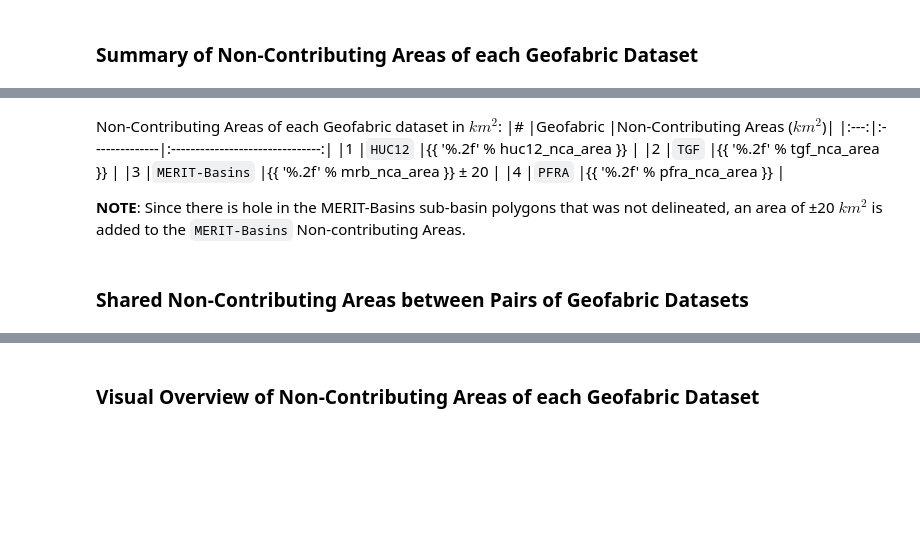
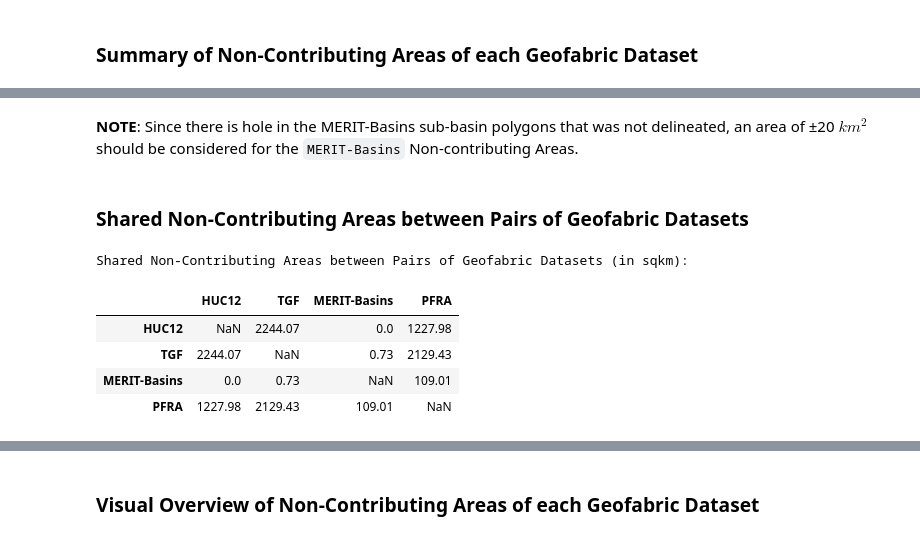
Before and after one commit to kasra-keshavarz/StMaryMilk2023-UofC, a Jupyter notebook: non-contributing_areas/geofabric_analysis.ipynb, the cells around one changed output, grey strips where cells are left out. Cells and saved outputs as stored; diff of their text form; code cells hidden in the pictures; blank space fills up the shorter version.

```diff
--- a/non-contributing_areas/geofabric_analysis.ipynb
+++ b/non-contributing_areas/geofabric_analysis.ipynb
@@ -168,3 +170,15 @@ huc12_nca_area = huc12_nca_smm.loc[:, 'areasqkm'].sum() # in sqkm
 tgf_nca_area = tgf_nca_smm.loc[:, 'Shape_Area'].sum()/1e6 # in sqkm
 mrb_nca_area = mrb_nca_smm.loc[:, 'unitarea'].sum() # in sqkm
 pfra_nca_area = pfra_nca_clip_smm.loc[:, 'areasqkm'].sum() # in sqkm
+# %%
+# set precision number for pandas
+pd.set_option("display.precision", 2)
+
+# Temporary pandas DataFrame - only to show the numbers
+print('Non-Contributing Areas of each Geofabric Datasets (in sqkm): ')
+pd.DataFrame([
+              ['HUC12', 'TGF', 'MERIT-Basins', 'PFRA'],
+              [huc12_nca_area, tgf_nca_area, mrb_nca_area, pfra_nca_area]
+             ],
+              columns=range(1,5), index=['Geofabric', 'Non-Contributing Areas (km2)']
+).T
@@ -171,13 +192,14 @@ pfra_nca_area = pfra_nca_clip_smm.loc[:, 'areasqkm'].sum() # in sqkm
 # %% [markdown]
-Non-Contributing Areas of each Geofabric dataset in $km^{2}$:
-|#    |Geofabric      |Non-Contributing Areas ($km^{2}$)|
-|:---:|:--------------|:-------------------------------:|
-|1    |`HUC12`        |{{ '%.2f' % huc12_nca_area }}    |
-|2    |`TGF`          |{{ '%.2f' % tgf_nca_area }}      |
-|3    |`MERIT-Basins` |{{ '%.2f' % mrb_nca_area }} ± 20 |
-|4    |`PFRA`         |{{ '%.2f' % pfra_nca_area }}     |
+[comment]: <Non-Contributing Areas of each Geofabric dataset in $km^{2}$:>
+[comment]: <>
+[comment]: <|#    |Geofabric      |Non-Contributing Areas ($km^{2}$)|>
+[comment]: <|:---:|:--------------|:-------------------------------:|>
+[comment]: <|1    |`HUC12`        |{{ '%.2f' % huc12_nca_area }}    |>
+[comment]: <|2    |`TGF`          |{{ '%.2f' % tgf_nca_area }}      |>
+[comment]: <|3    |`MERIT-Basins` |{{ '%.2f' % mrb_nca_area }} ± 20 |>
+[comment]: <|4    |`PFRA`         |{{ '%.2f' % pfra_nca_area }}     |>
 
-**NOTE**: Since there is hole in the MERIT-Basins sub-basin polygons that was not delineated, an area of ±20 $km^{2}$ is added to the `MERIT-Basins` Non-contributing Areas.
+**NOTE**: Since there is hole in the MERIT-Basins sub-basin polygons that was not delineated, an area of ±20 $km^{2}$ should be considered for the `MERIT-Basins` Non-contributing Areas.
 # %% [markdown]
 ### Shared Non-Contributing Areas between Pairs of Geofabric Datasets
 # %%
@@ -197,4 +219,18 @@ common_nca = pd.DataFrame([], index=geo_dict.keys(), columns=geo_dict.keys())
 # Calculating common NCAs between datasets
 for perm in permutations(geo_dict, 2):
     common_nca.loc[perm] = common_area(geo_dict[perm[0]], geo_dict[perm[1]])
+# %%
+# set precision number for pandas
+pd.set_option("display.precision", 2)
+
+# only to show the numbers
+print('Shared Non-Contributing Areas between Pairs of Geofabric Datasets (in sqkm): ')
+common_nca
+# %% [output]
+Shared Non-Contributing Areas between Pairs of Geofabric Datasets (in sqkm):
+|  | HUC12 | TGF | MERIT-Basins | PFRA |
+| HUC12 | NaN | 2244.07 | 0.0 | 1227.98 |
+| TGF | 2244.07 | NaN | 0.73 | 2129.43 |
+| MERIT-Basins | 0.0 | 0.73 | NaN | 109.01 |
+| PFRA | 1227.98 | 2129.43 | 109.01 | NaN |
 # %% [markdown]
```
Also changed, not shown: parts of 10 cells of this notebook.
